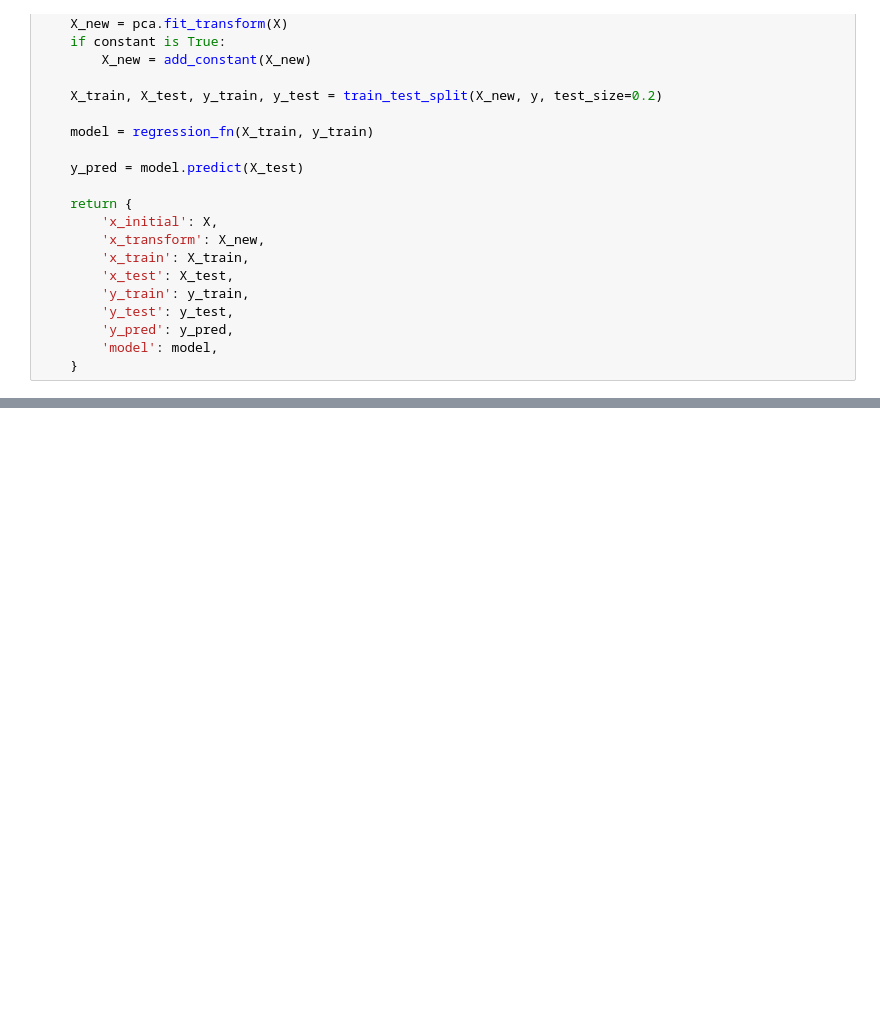
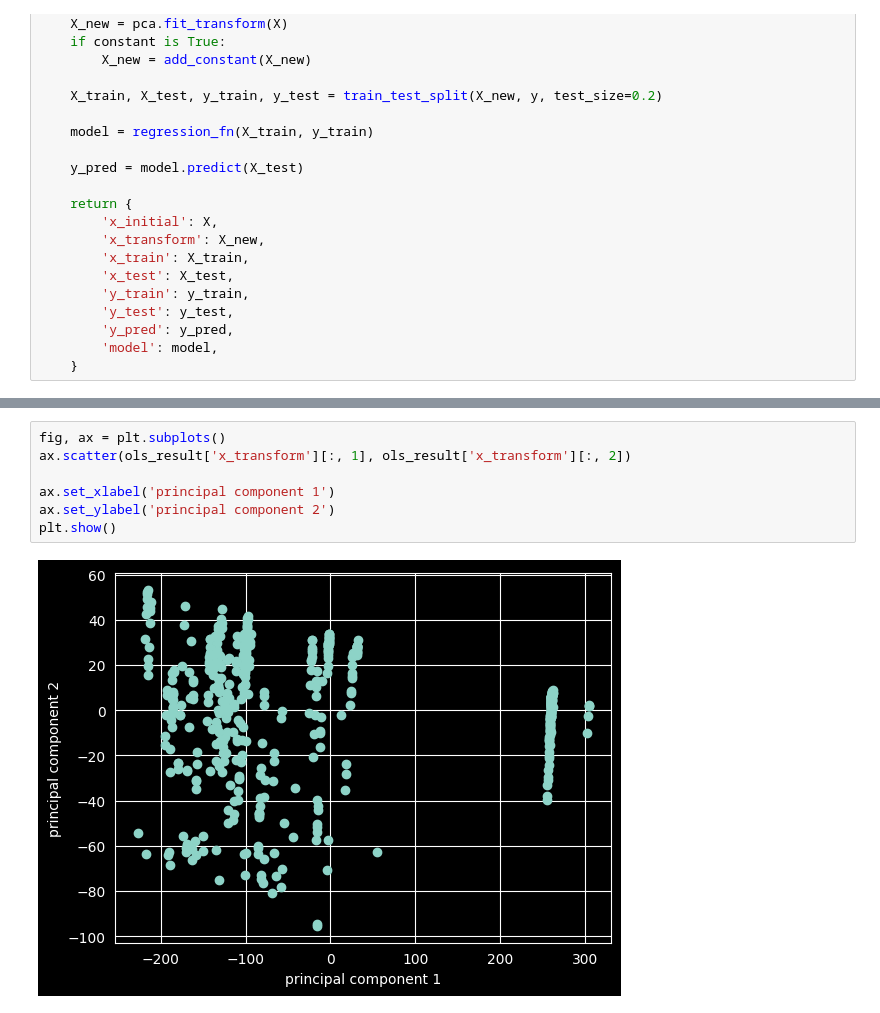
Before and after one commit to Kinetics20/Python_practice_sessions_05, a Jupyter notebook: data_science/pca_reg.ipynb, the cells around one changed output, grey strips where cells are left out. Drawn from its saved outputs; the diff is of its cells as text; blank space fills up the shorter version.

```diff
--- a/data_science/pca_reg.ipynb
+++ b/data_science/pca_reg.ipynb
@@ -98,0 +123,9 @@ def build_model(regression_fn, target, features, n_components, constant):
+# %%
+fig, ax = plt.subplots()
+ax.scatter(ols_result['x_transform'][:, 1], ols_result['x_transform'][:, 2])
+
+ax.set_xlabel('principal component 1')
+ax.set_ylabel('principal component 2')
+plt.show()
+# %% [output]
+[figure, added]
```
Also changed, not shown: parts of 7 cells of this notebook.
